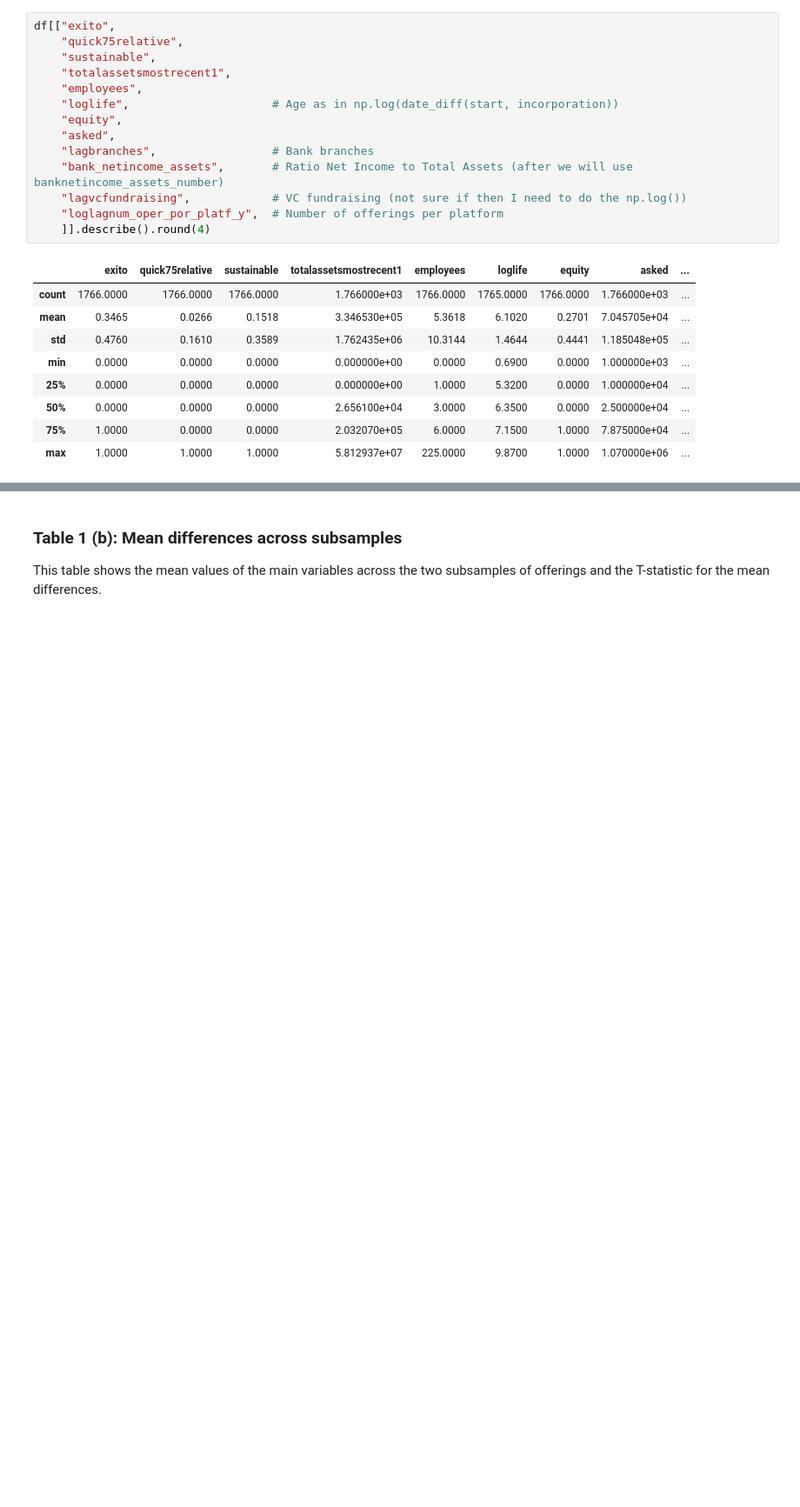
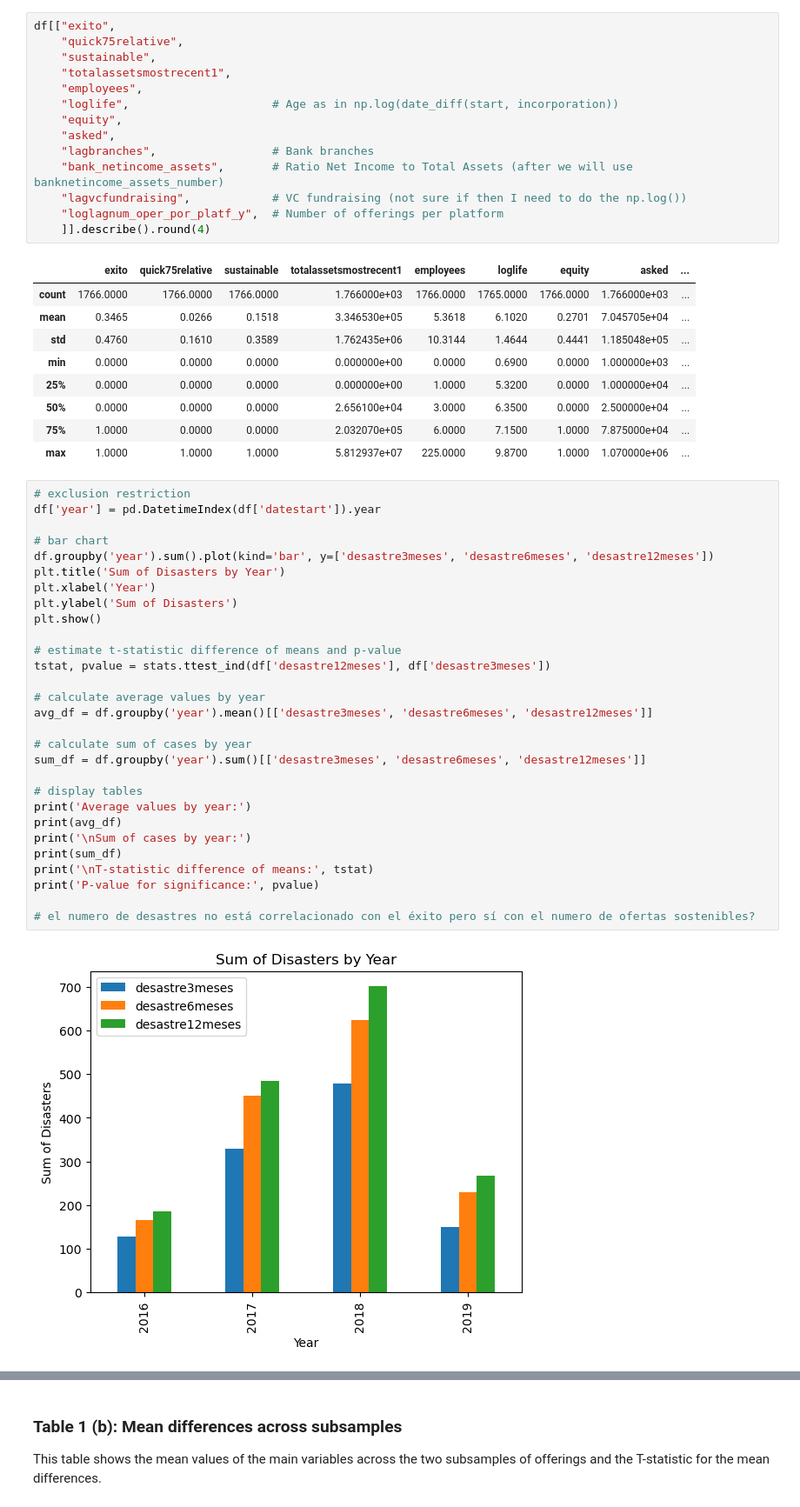
Before and after one commit to alvarorezola/MendozaEtAl2023-VC, a Jupyter notebook: script.ipynb, the cells around one changed output, grey strips where cells are left out. Shown: that part at 87% size. Drawn from its saved outputs; the diff is of its cells as text; blank space fills up the shorter version.

```diff
--- a/script.ipynb
+++ b/script.ipynb
@@ -266,3 +268,34 @@ df[["exito",
 | 50% | 0.0000 | 0.0000 | 0.0000 | 2.656100e+04 | 3.0000 | 6.3500 | 0.0000 | 2.500000e+04 | ... |
 | 75% | 1.0000 | 0.0000 | 0.0000 | 2.032070e+05 | 6.0000 | 7.1500 | 1.0000 | 7.875000e+04 | ... |
 | max | 1.0000 | 1.0000 | 1.0000 | 5.812937e+07 | 225.0000 | 9.8700 | 1.0000 | 1.070000e+06 | ... |
+# %%
+# exclusion restriction
+df['year'] = pd.DatetimeIndex(df['datestart']).year
+
+# bar chart
+df.groupby('year').sum().plot(kind='bar', y=['desastre3meses', 'desastre6meses', 'desastre12meses'])
+plt.title('Sum of Disasters by Year')
+plt.xlabel('Year')
+plt.ylabel('Sum of Disasters')
+plt.show()
+
+# estimate t-statistic difference of means and p-value
+tstat, pvalue = stats.ttest_ind(df['desastre12meses'], df['desastre3meses'])
+
+# calculate average values by year
+avg_df = df.groupby('year').mean()[['desastre3meses', 'desastre6meses', 'desastre12meses']]
+
+# calculate sum of cases by year
+sum_df = df.groupby('year').sum()[['desastre3meses', 'desastre6meses', 'desastre12meses']]
+
+# display tables
+print('Average values by year:')
+print(avg_df)
+print('\nSum of cases by year:')
+print(sum_df)
+print('\nT-statistic difference of means:', tstat)
+print('P-value for significance:', pvalue)
+
+# el numero de desastres no está correlacionado con el éxito pero sí con el numero de ofertas sostenibles?
+# %% [output]
+[figure, added]
```
Also changed, not shown: parts of 3 cells of this notebook.
